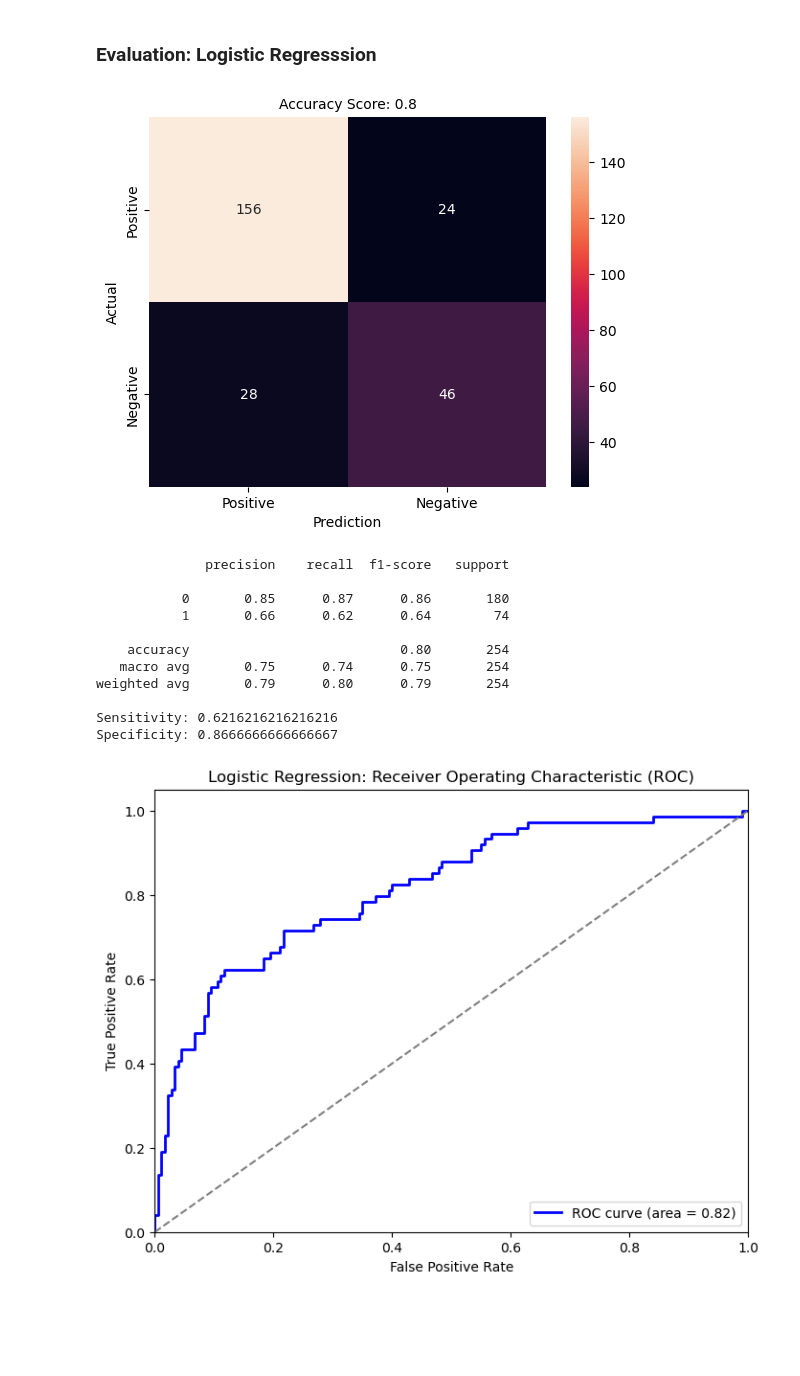
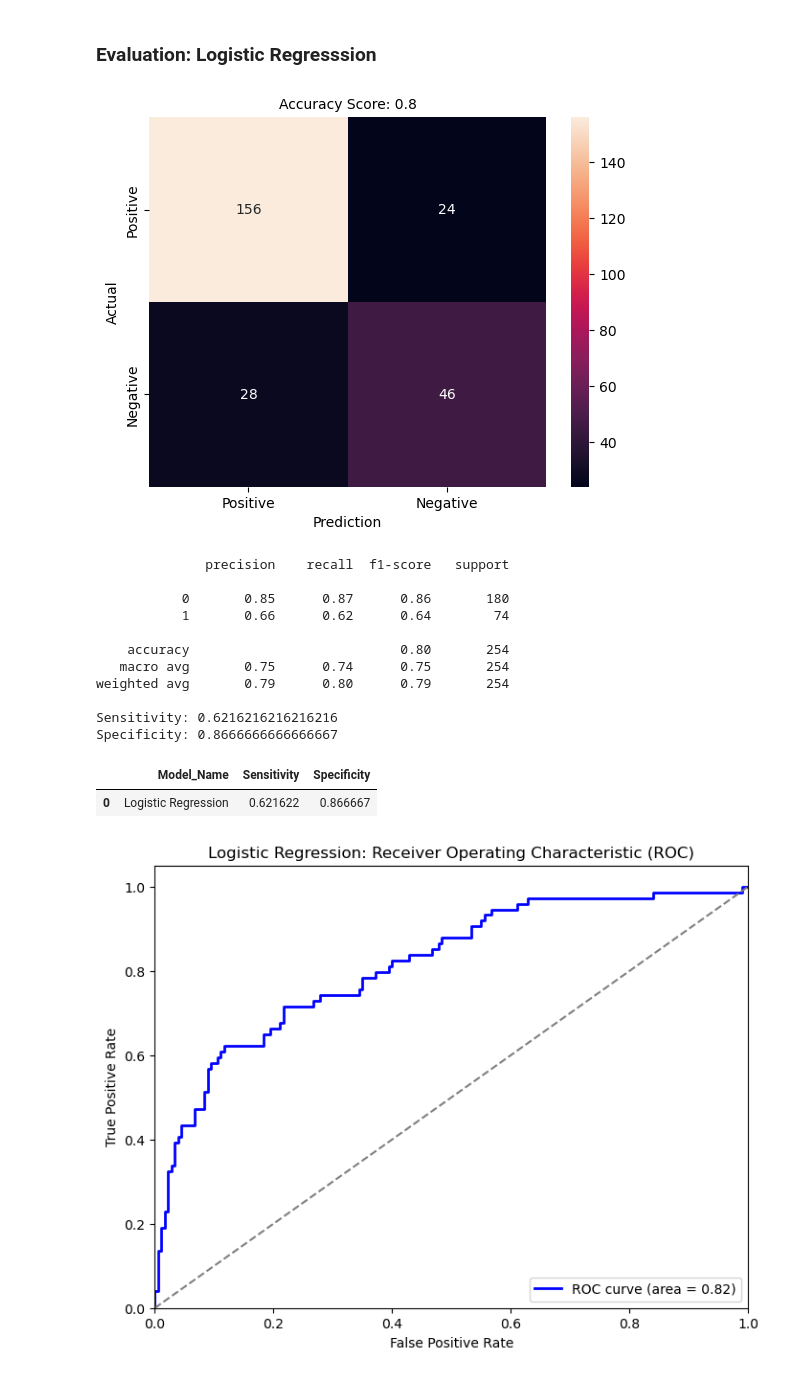
Before and after one commit to j-lepard/Predicting-Diabetes, a Jupyter notebook: Supervised Learning - Project.ipynb, the cells around one changed output. Cells and saved outputs as stored; diff of their text form; code cells hidden in the pictures; blank space fills up the shorter version.

```diff
--- a/Supervised Learning - Project.ipynb
+++ b/Supervised Learning - Project.ipynb
@@ -751,43 +759,48 @@ print(y_pred)
 # Confusion Matrix
 
 def plot_confusion_matrix(y_test, y_pred):
+    modelname= "Logistic Regression"
     acc = round(accuracy_score(y_test, y_pred), 2)
     cm = confusion_matrix(y_pred=y_pred, y_true=y_test)
     sns.heatmap(cm, annot=True, fmt=".0f", xticklabels=["Positive", "Negative"], yticklabels=["Positive", "Negative"])
     plt.xlabel("Prediction")
     plt.ylabel("Actual")
     plt.title("Accuracy Score: {0}".format(acc), size=10)
     plt.show()
 
     # Extract values from the confusion matrix
     TN, FP, FN, TP = cm.ravel()
 
     # Calculate Sensitivity (True Positive Rate)
     sensitivity = TP / (TP + FN)
 
     # Calculate Specificity (True Negative Rate)
     specificity = TN / (TN + FP)
-
+    # Append the values to the Results DataFrame
+    result_data.loc[len(result_data)] = [modelname,sensitivity, specificity]
     return sensitivity, specificity
 
-sensitivity, specificity = plot_confusion_matrix(y_test, y_pred)  # Capture the returned values
+sensitivity_log, specificity_log = plot_confusion_matrix(y_test, y_pred)  # Capture the returned values
 
 print(classification_report(y_test, y_pred))
-print(f"Sensitivity: {sensitivity}")
-print(f"Specificity: {specificity}")
+print(f"Sensitivity: {sensitivity_log}")
+print(f"Specificity: {specificity_log}")
+result_data
 # %% [output]
 [figure]
               precision    recall  f1-score   support
 
            0       0.85      0.87      0.86       180
            1       0.66      0.62      0.64        74
 
     accuracy                           0.80       254
    macro avg       0.75      0.74      0.75       254
 weighted avg       0.79      0.80      0.79       254
 
 Sensitivity: 0.6216216216216216
 Specificity: 0.8666666666666667
+|  | Model_Name | Sensitivity | Specificity |
+| 0 | Logistic Regression | 0.621622 | 0.866667 |
 # %%
 ## ROC Visualization
 Modelname = "Logistic Regression"
```
Also changed, not shown: parts of 7 cells of this notebook.
